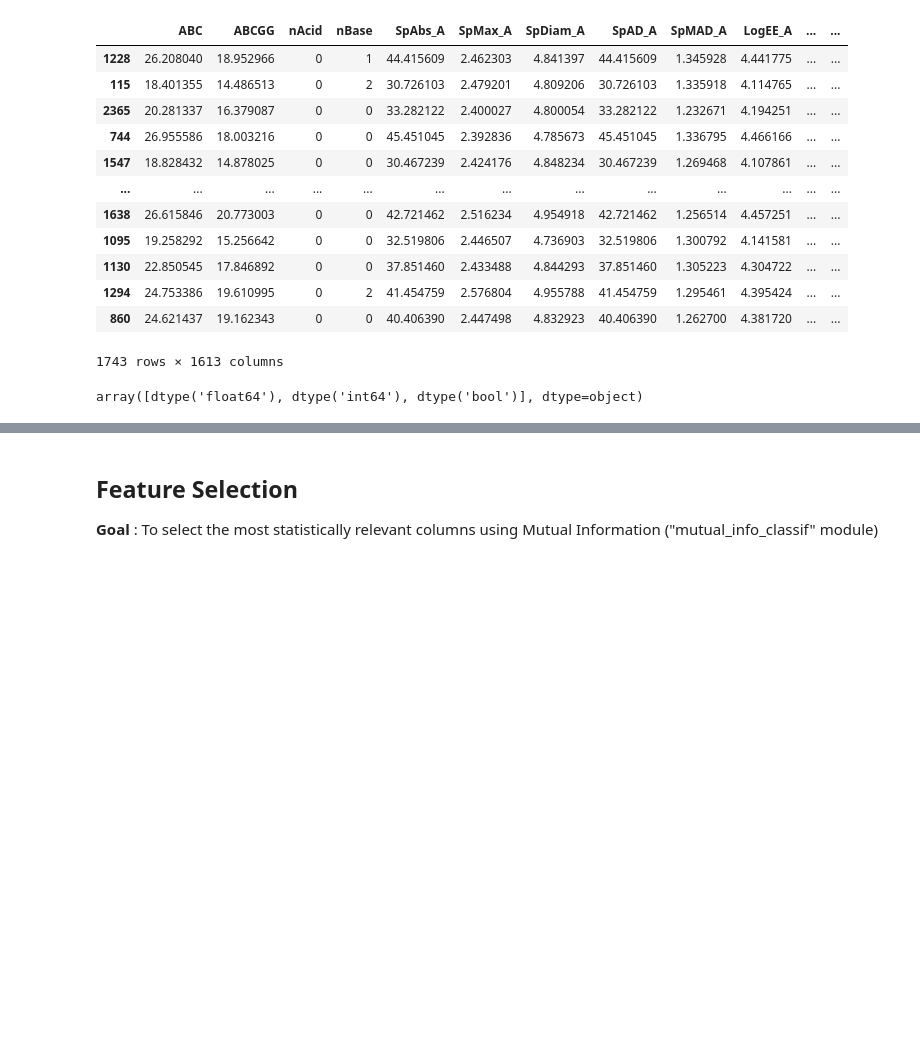
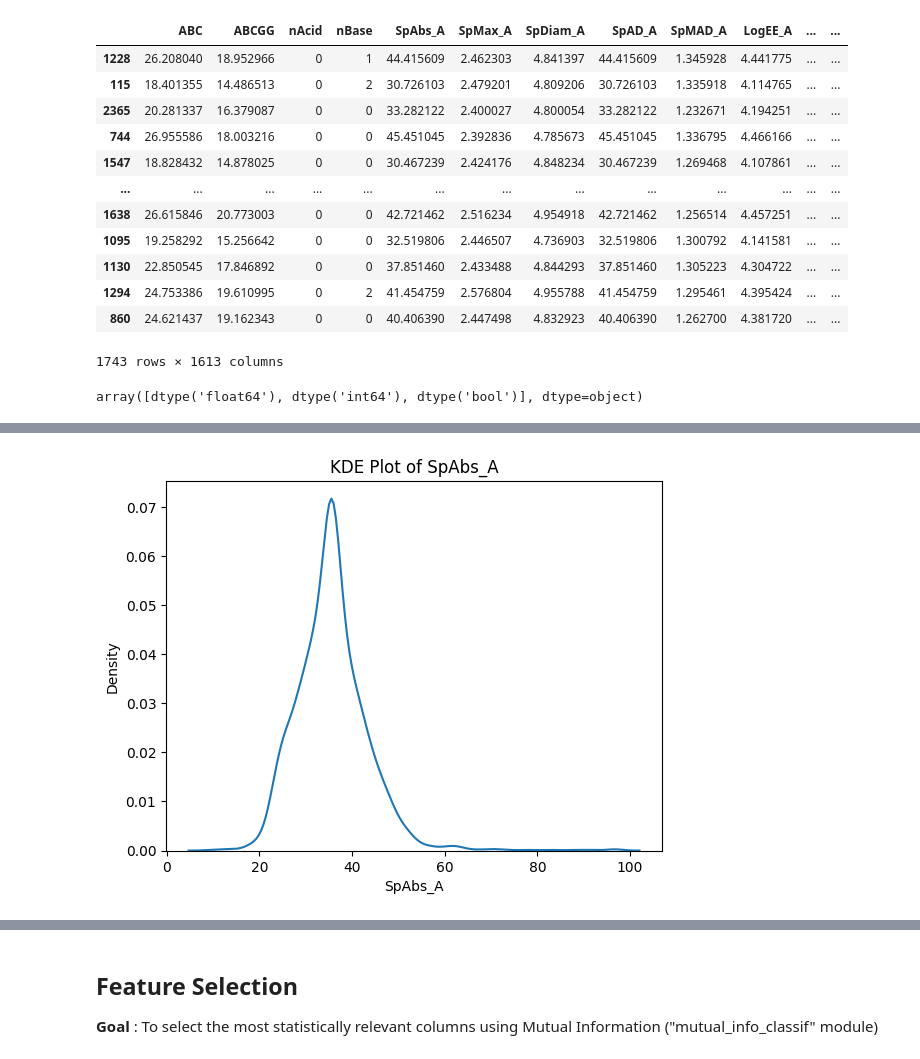
Before and after one commit to EugeneLamptey/VP16, a Jupyter notebook: FinalYearProject.ipynb, the cells around one changed output, grey strips where cells are left out. Cells and saved outputs as stored; diff of their text form; code cells hidden in the pictures; blank space fills up the shorter version.

```diff
--- a/FinalYearProject.ipynb
+++ b/FinalYearProject.ipynb
@@ -628,0 +629,7 @@ X_train
+# %%
+from sklearn.impute import SimpleImputer
+
+impute = SimpleImputer(strategy = "mean")
+impute.fit(X_train)
+X_train = pd.DataFrame(impute.transform(X_train), columns = X_train.columns)
+X_train
@@ -629,3 +672,12 @@ X_train
+# %%
+# Plotting a KDE plot
+sns.kdeplot(X_train['SpAbs_A'])
+plt.xlabel('SpAbs_A')
+plt.ylabel('Density')
+plt.title('KDE Plot of SpAbs_A')
+plt.show()
+# %% [output]
+[figure, added]
 # %%
 X_train.isnull().sum()[X_train.isnull().sum() != 0]
 # %% [output]
```
Also changed, not shown: parts of 41 cells of this notebook, 2 other files.
